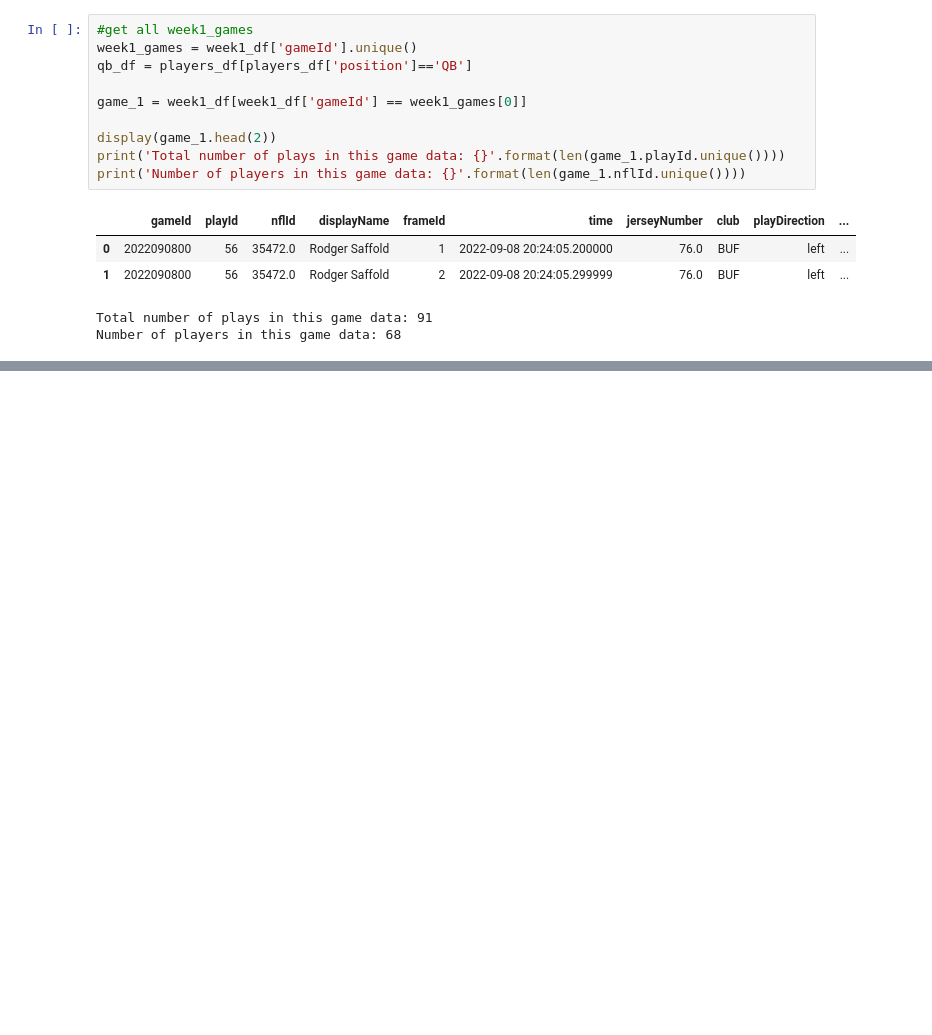
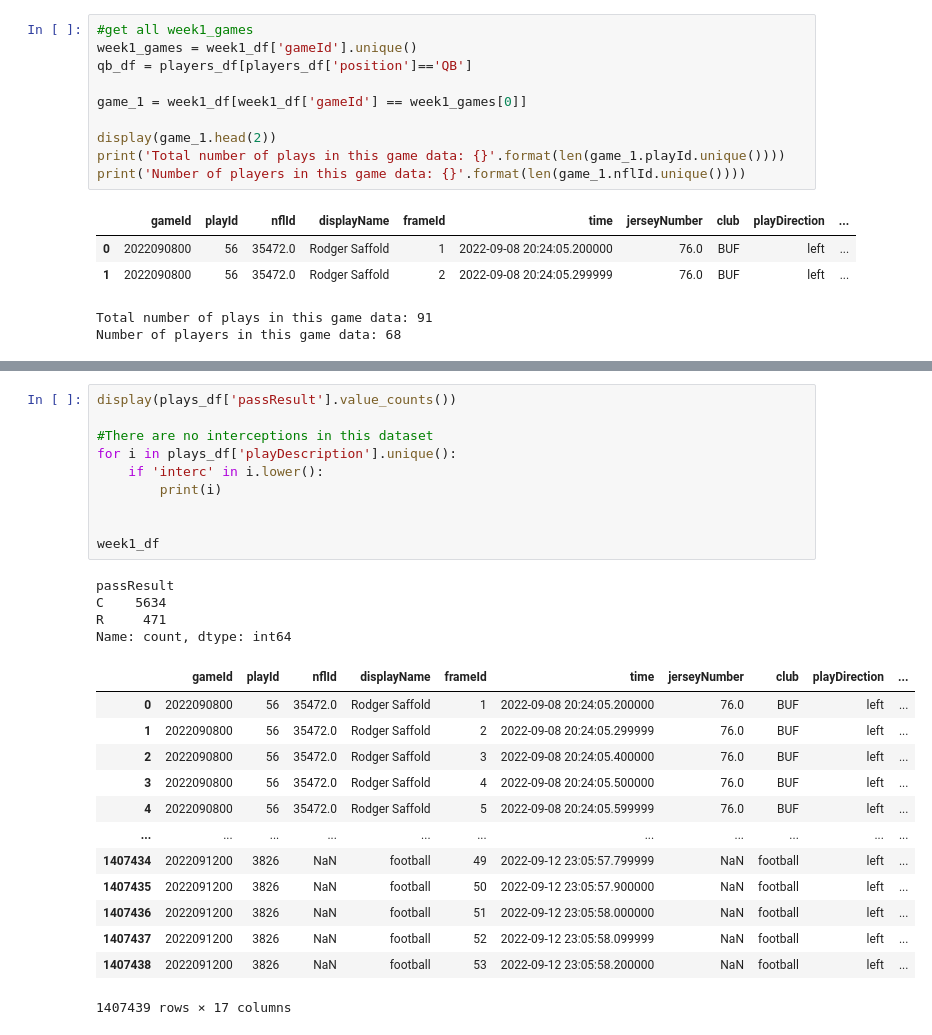
Before and after one commit to ab5525/nfl_data_2024, a Jupyter notebook: nfl_2024.ipynb, the cells around one changed output, grey strips where cells are left out. Drawn from its saved outputs; the diff is of its cells as text; blank space fills up the shorter version.

```diff
--- a/nfl_2024.ipynb
+++ b/nfl_2024.ipynb
@@ -195,0 +250,28 @@ video
+# %%
+display(plays_df['passResult'].value_counts())
+
+#There are no interceptions in this dataset
+for i in plays_df['playDescription'].unique():
+    if 'interc' in i.lower():
+        print(i)
+
+
+week1_df
+# %% [output]
+passResult
+C    5634
+R     471
+Name: count, dtype: int64
+|  | gameId | playId | nflId | displayName | frameId | time | jerseyNumber | club | playDirection | ... |
+| 0 | 2022090800 | 56 | 35472.0 | Rodger Saffold | 1 | 2022-09-08 20:24:05.200000 | 76.0 | BUF | left | ... |
+| 1 | 2022090800 | 56 | 35472.0 | Rodger Saffold | 2 | 2022-09-08 20:24:05.299999 | 76.0 | BUF | left | ... |
+| 2 | 2022090800 | 56 | 35472.0 | Rodger Saffold | 3 | 2022-09-08 20:24:05.400000 | 76.0 | BUF | left | ... |
+| 3 | 2022090800 | 56 | 35472.0 | Rodger Saffold | 4 | 2022-09-08 20:24:05.500000 | 76.0 | BUF | left | ... |
+| 4 | 2022090800 | 56 | 35472.0 | Rodger Saffold | 5 | 2022-09-08 20:24:05.599999 | 76.0 | BUF | left | ... |
+| ... | ... | ... | ... | ... | ... | ... | ... | ... | ... | ... |
+| 1407434 | 2022091200 | 3826 | NaN | football | 49 | 2022-09-12 23:05:57.799999 | NaN | football | left | ... |
+| 1407435 | 2022091200 | 3826 | NaN | football | 50 | 2022-09-12 23:05:57.900000 | NaN | football | left | ... |
+| 1407436 | 2022091200 | 3826 | NaN | football | 51 | 2022-09-12 23:05:58.000000 | NaN | football | left | ... |
+| 1407437 | 2022091200 | 3826 | NaN | football | 52 | 2022-09-12 23:05:58.099999 | NaN | football | left | ... |
+| 1407438 | 2022091200 | 3826 | NaN | football | 53 | 2022-09-12 23:05:58.200000 | NaN | football | left | ... |
+1407439 rows × 17 columns
```
Also changed, not shown: parts of 6 cells of this notebook, 1 other file.
